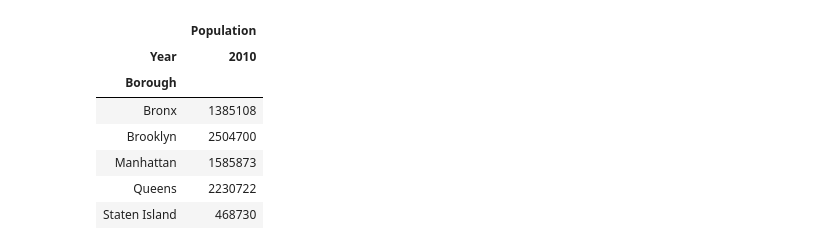
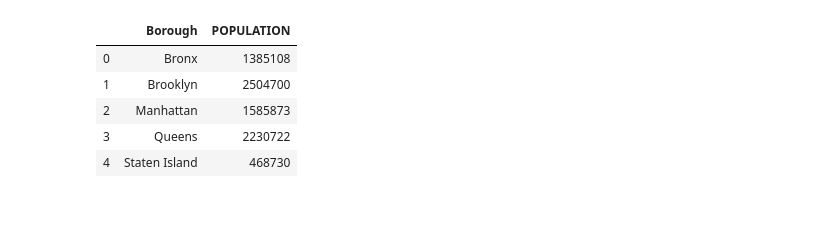
Before and after one commit to catdematos98/DataScience, a Jupyter notebook: popVScrime.ipynb, the cells around one changed output. Saved outputs shown, nothing was run; the diff lists cells and outputs as text; code cells hidden in the pictures; blank space fills up the shorter version.

Commit message:
Final Code
Created new tables, and graphs for comparing arrest data in NYC Boroughs to find if population density affects number of arrests.

```diff
--- a/popVScrime.ipynb
+++ b/popVScrime.ipynb
@@ -1,31 +1,32 @@
 # %%
 import pandas as pd
 import numpy as np
+import matplotlib.pyplot as plt
+
 
 #Prep the Population DataFrame by getting rid of unneccessary columns,
 #cleaning the data types, and quierying the information needed.
 data_dir = 'C:\\Users\\CAT\\Desktop\\Python'
 file_name = data_dir + '\\New_York_City_Population_By_Neighborhood_Tabulation_Areas.csv'
 df = pd.read_csv(file_name)
 
 df = df.drop(columns=['FIPS County Code'])
-df['Population'] = df['Population'].str.replace(r',', '')
-df['Population'] = pd.to_numeric(df['Population'])
+df['POPULATION'] = df['Population'].str.replace(',', '')
+df['POPULATION'] = pd.to_numeric(df['POPULATION'])
 df = df.loc[(df['Year']==2010)]
 df.dtypes
 df.head()
 
-pop = df.groupby(['Borough','Year'],as_index = False).sum().pivot('Borough','Year').fillna(0)
+pop = df.groupby('Borough',as_index = False).sum()
+pop = pop.drop(columns=['Year'])
 pop
 # %% [output]
-|  | Population |
-| Year | 2010 |
-| Borough |  |
-| Bronx | 1385108 |
-| Brooklyn | 2504700 |
-| Manhattan | 1585873 |
-| Queens | 2230722 |
-| Staten Island | 468730 |
+|  | Borough | POPULATION |
+| 0 | Bronx | 1385108 |
+| 1 | Brooklyn | 2504700 |
+| 2 | Manhattan | 1585873 |
+| 3 | Queens | 2230722 |
+| 4 | Staten Island | 468730 |
 # %%
 #Prep the Crime DataFrame by getting rid of unneccessary columns,
 #cleaning the data types, and quierying the information needed.
```
Also changed, not shown: parts of 9 cells of this notebook.
